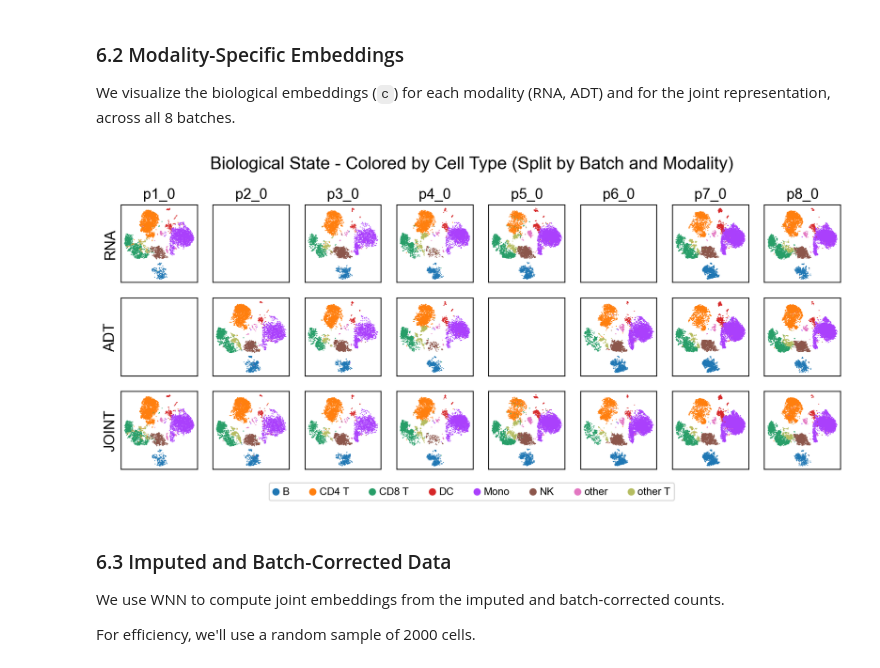
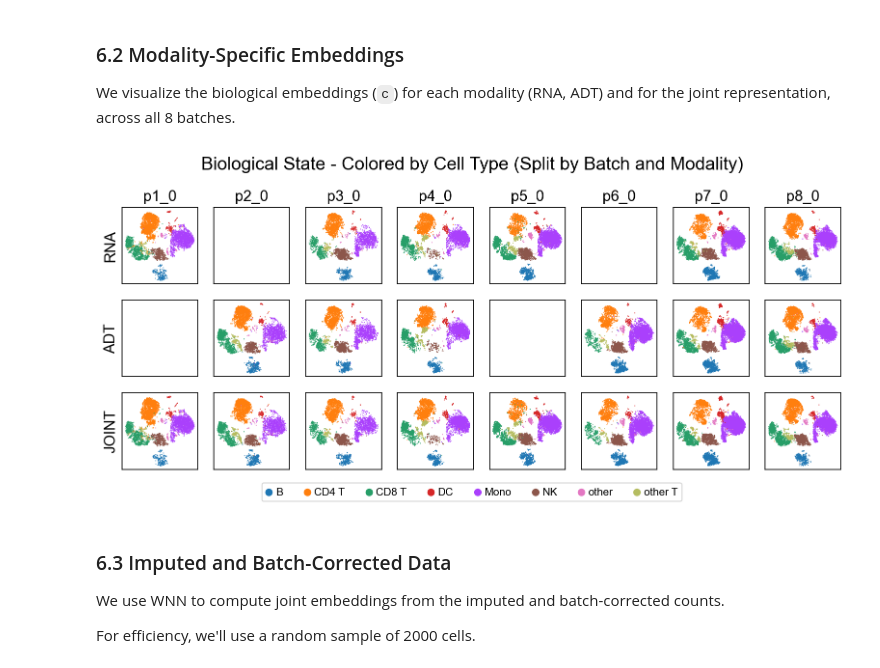
Before and after one commit to labomics/midas, a Jupyter notebook: docs/source/tutorials/basics/demo2.ipynb, the cells around one changed output. Saved outputs shown, nothing was run; the diff lists cells and outputs as text; code cells hidden in the pictures.

```diff
--- a/docs/source/tutorials/basics/demo2.ipynb
+++ b/docs/source/tutorials/basics/demo2.ipynb
@@ -174,7 +174,7 @@ sc.tl.umap(adata_mod_concat)
 nrows = len(model.mods) + 1
 ncols = model.dims_s['joint']
 point_size = 3
-fig, ax = plt.subplots(nrows, ncols, figsize=[1.5 * ncols, 1.5 * nrows])
+fig, ax = plt.subplots(nrows, ncols, figsize=[1.45 * ncols, 1.45 * nrows])
 
 # Iteratively create a UMAP scatter plot for each batch and modality
 mod_names = model.mods + ['joint']
@@ -188,34 +188,34 @@ for i, mod in enumerate(mod_names):
 
         ax_current = ax[i, b]
         if len(adata_subset) > 0:
             sc.pl.umap(adata_subset, color='label', show=False, ax=ax_current, s=point_size, title="")
             ax_current.get_legend().set_visible(False)
             # Store legend handles from one of the plots to create a global legend
             if i == 0 and b == 0:
                 handles, labels_ = ax_current.get_legend_handles_labels()
 
         # Clean up axes
         ax_current.set_xticks([])
         ax_current.set_yticks([])
         ax_current.set_xlabel('')
 
         # Set row and column titles
         if b == 0:
             ax_current.set_ylabel(mod.upper())
         else:
             ax_current.set_ylabel('')
         if i == 0:
             ax_current.set_title(batch_names[b])
         else:
             ax_current.set_title('')
 
 # Create a single, global legend for the entire figure
 fig.legend(handles, labels_, loc='center', bbox_to_anchor=(0.5, -0.02), ncol=len(labels_), fontsize=10)
 fig.suptitle("Biological State - Colored by Cell Type (Split by Batch and Modality)")
 plt.tight_layout(rect=[0.07, 0, 0.93, 1.03])
 plt.show()
 # %% [output]
-[figure, old version]
+[figure, new version]
 # %% [markdown]
 ### 6.3 Imputed and Batch-Corrected Data
 
```
Also changed, not shown: parts of 2 cells of this notebook, 7 other files.
